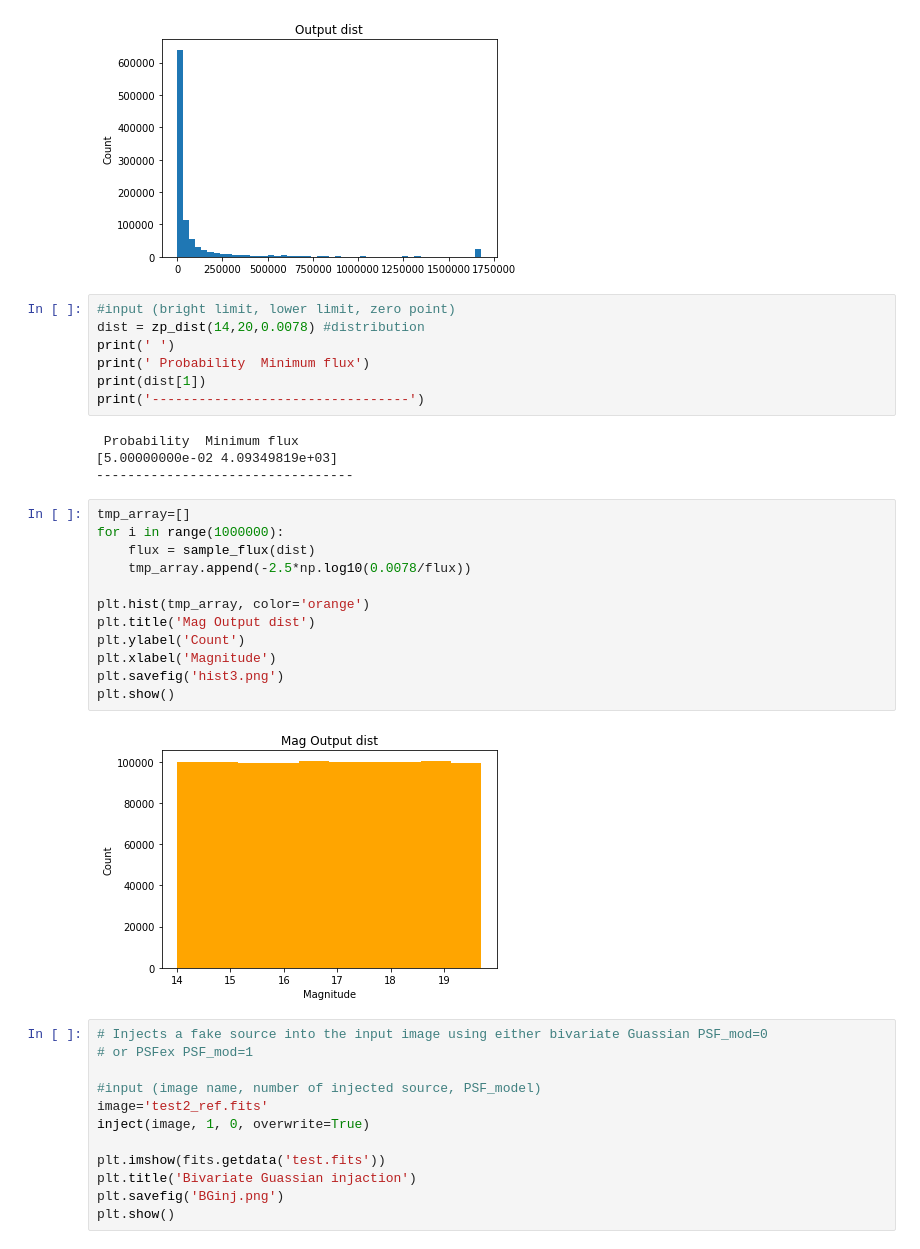
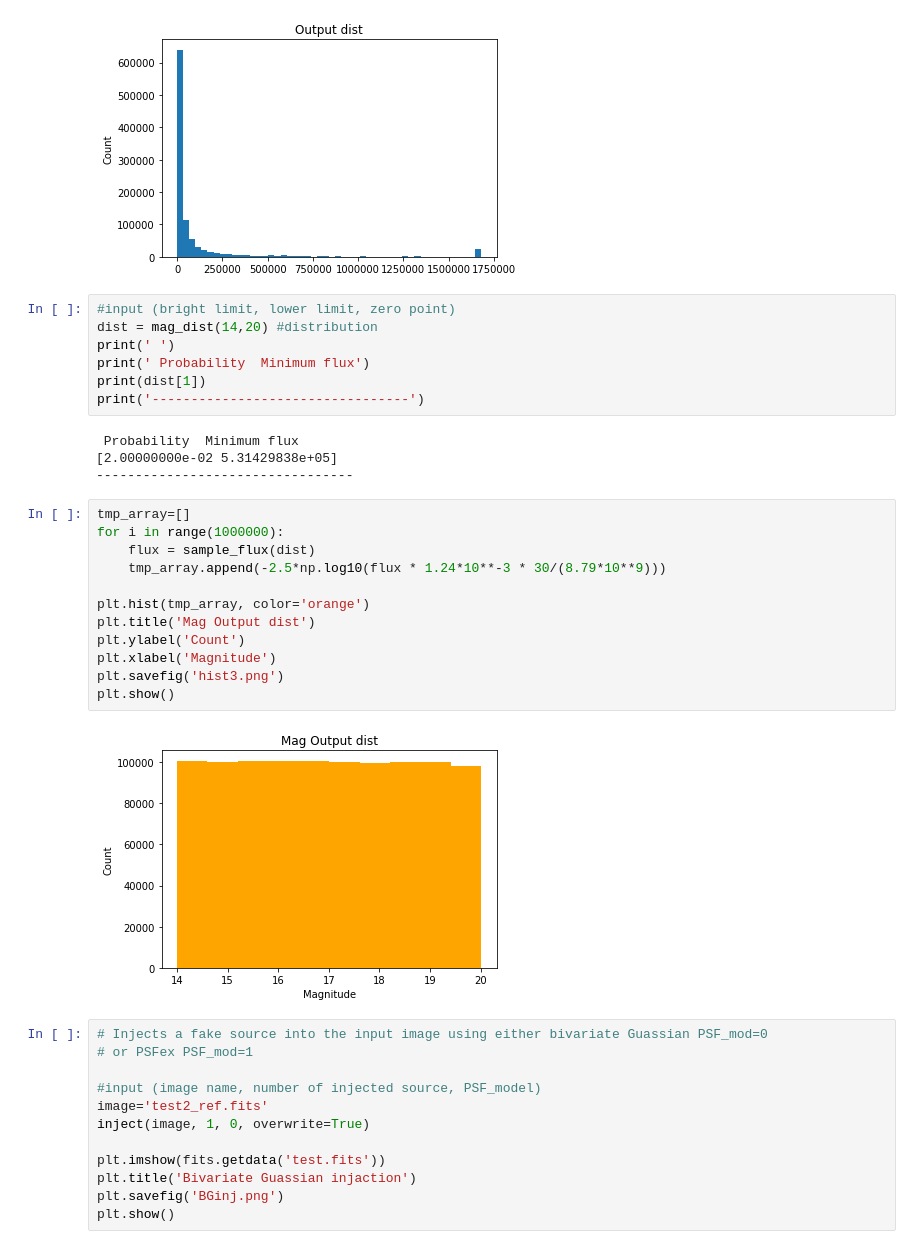
Before and after one commit to Ry-C123/LazyPSF, a Jupyter notebook: Tutorial/lzypsf_tut.ipynb, the cells around one changed output. Drawn from its saved outputs; the diff is of its cells as text.

```diff
--- a/Tutorial/lzypsf_tut.ipynb
+++ b/Tutorial/lzypsf_tut.ipynb
@@ -60,29 +62,29 @@ Random flux sample
 [figure]
 # %%
 #input (bright limit, lower limit, zero point)
-dist = zp_dist(14,20,0.0078) #distribution
+dist = mag_dist(14,20) #distribution
 print(' ')
 print(' Probability  Minimum flux')
 print(dist[1])
 print('---------------------------------')
 # %% [output]
  Probability  Minimum flux
-[5.00000000e-02 4.09349819e+03]
+[2.00000000e-02 5.31429838e+05]
 ---------------------------------
 # %%
 tmp_array=[]
 for i in range(1000000):
     flux = sample_flux(dist)
-    tmp_array.append(-2.5*np.log10(0.0078/flux))
+    tmp_array.append(-2.5*np.log10(flux * 1.24*10**-3 * 30/(8.79*10**9)))
 
 plt.hist(tmp_array, color='orange')
 plt.title('Mag Output dist')
 plt.ylabel('Count')
 plt.xlabel('Magnitude')
 plt.savefig('hist3.png')
 plt.show()
 # %% [output]
-[figure, old version]
+[figure, new version]
 # %%
 # Injects a fake source into the input image using either bivariate Guassian PSF_mod=0
 # or PSFex PSF_mod=1
```
Also changed, not shown: parts of 1 cell of this notebook.
